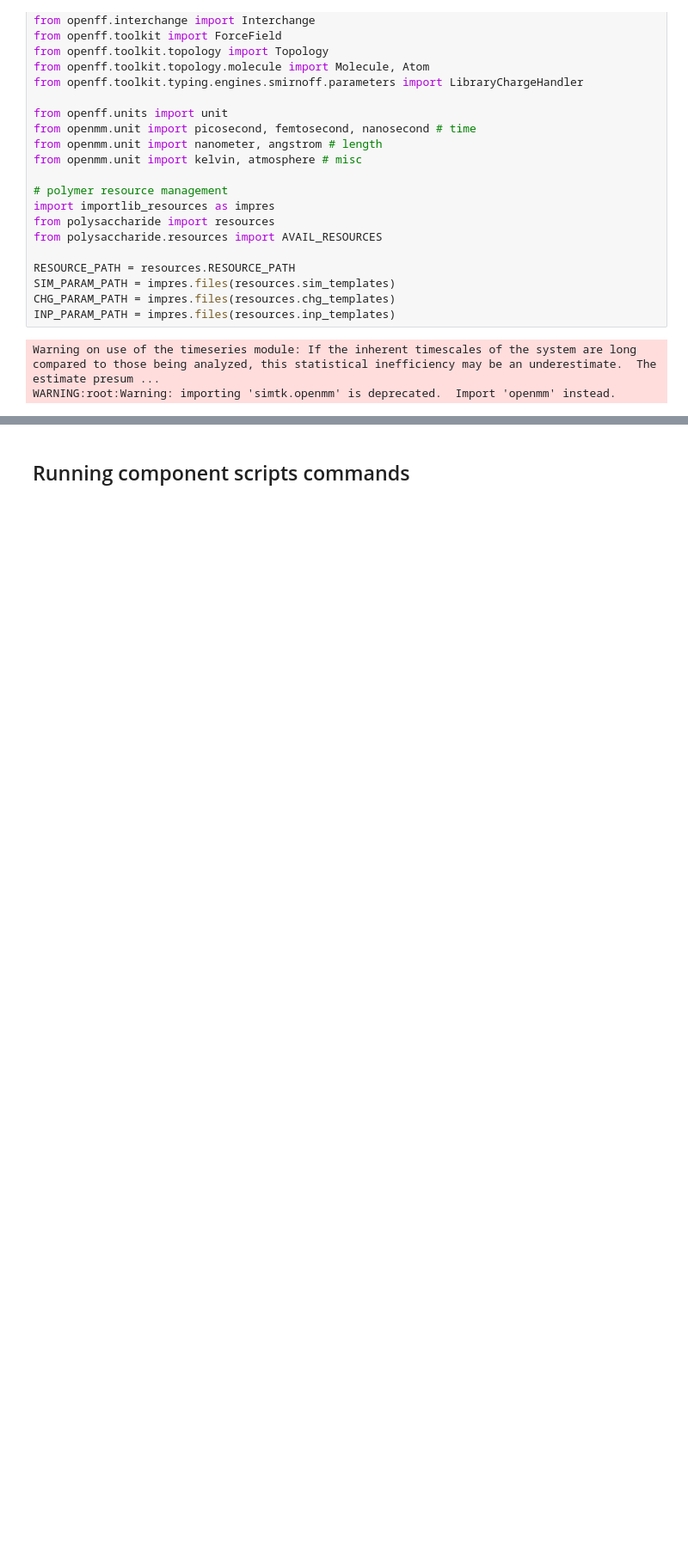
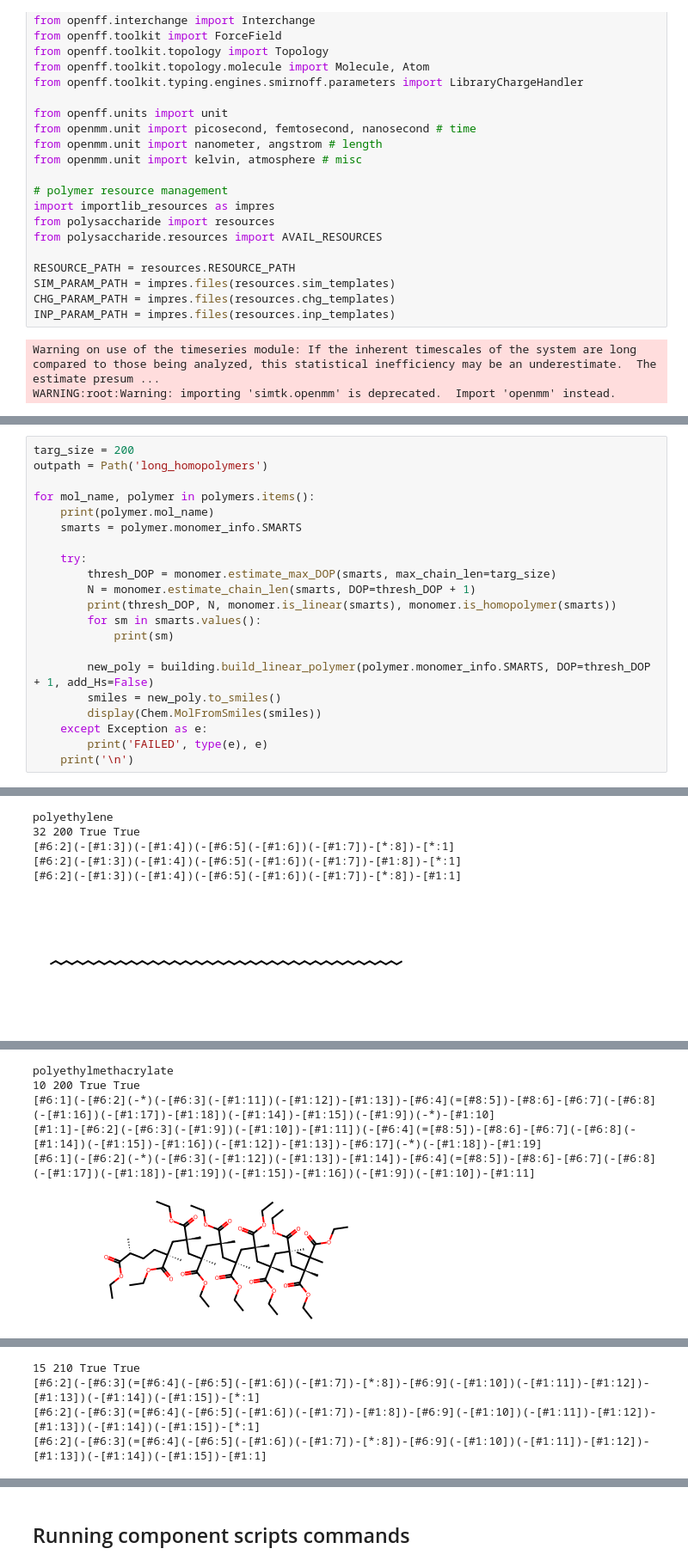
Before and after one commit to timbernat/polymer_workspace, a Jupyter notebook: polymer_dev.ipynb, the cells around one changed output, grey strips where cells are left out. Shown at 86% size. Drawn from its saved outputs; the diff is of its cells as text; blank space fills up the shorter version.

Commit message:
Added polymer building for paper examples

```diff
--- a/polymer_dev.ipynb
+++ b/polymer_dev.ipynb
@@ -124,0 +119,22 @@ solv_str = ' '.join(desired_solvents)
+# %%
+targ_size = 200
+outpath = Path('long_homopolymers')
+
+for mol_name, polymer in polymers.items():
+    print(polymer.mol_name)
+    smarts = polymer.monomer_info.SMARTS
+
+    try:
+        thresh_DOP = monomer.estimate_max_DOP(smarts, max_chain_len=targ_size)
+        N = monomer.estimate_chain_len(smarts, DOP=thresh_DOP + 1)
+        print(thresh_DOP, N, monomer.is_linear(smarts), monomer.is_homopolymer(smarts))
+        for sm in smarts.values():
+            print(sm)
+
+        new_poly = building.build_linear_polymer(polymer.monomer_info.SMARTS, DOP=thresh_DOP + 1, add_Hs=False)
+        smiles = new_poly.to_smiles()
+        display(Chem.MolFromSmiles(smiles))
+    except Exception as e:
+        print('FAILED', type(e), e)
+    print('\n')
+# %% [output]
@@ -124,0 +142,6 @@ solv_str = ' '.join(desired_solvents)
+polyethylene
+32 200 True True
+[#6:2](-[#1:3])(-[#1:4])(-[#6:5](-[#1:6])(-[#1:7])-[*:8])-[*:1]
+[#6:2](-[#1:3])(-[#1:4])(-[#6:5](-[#1:6])(-[#1:7])-[#1:8])-[*:1]
+[#6:2](-[#1:3])(-[#1:4])(-[#6:5](-[#1:6])(-[#1:7])-[*:8])-[#1:1]
+[figure, added]
@@ -124,0 +149,6 @@ solv_str = ' '.join(desired_solvents)
+polyethylmethacrylate
+10 200 True True
+[#6:1](-[#6:2](-*)(-[#6:3](-[#1:11])(-[#1:12])-[#1:13])-[#6:4](=[#8:5])-[#8:6]-[#6:7](-[#6:8](-[#1:16])(-[#1:17])-[#1:18])(-[#1:14])-[#1:15])(-[#1:9])(-*)-[#1:10]
+[#1:1]-[#6:2](-[#6:3](-[#1:9])(-[#1:10])-[#1:11])(-[#6:4](=[#8:5])-[#8:6]-[#6:7](-[#6:8](-[#1:14])(-[#1:15])-[#1:16])(-[#1:12])-[#1:13])-[#6:17](-*)(-[#1:18])-[#1:19]
+[#6:1](-[#6:2](-*)(-[#6:3](-[#1:12])(-[#1:13])-[#1:14])-[#6:4](=[#8:5])-[#8:6]-[#6:7](-[#6:8](-[#1:17])(-[#1:18])-[#1:19])(-[#1:15])-[#1:16])(-[#1:9])(-[#1:10])-[#1:11]
+[figure, added]
@@ -124,0 +165,4 @@ solv_str = ' '.join(desired_solvents)
+15 210 True True
+[#6:2](-[#6:3](=[#6:4](-[#6:5](-[#1:6])(-[#1:7])-[*:8])-[#6:9](-[#1:10])(-[#1:11])-[#1:12])-[#1:13])(-[#1:14])(-[#1:15])-[*:1]
+[#6:2](-[#6:3](=[#6:4](-[#6:5](-[#1:6])(-[#1:7])-[#1:8])-[#6:9](-[#1:10])(-[#1:11])-[#1:12])-[#1:13])(-[#1:14])(-[#1:15])-[*:1]
+[#6:2](-[#6:3](=[#6:4](-[#6:5](-[#1:6])(-[#1:7])-[*:8])-[#6:9](-[#1:10])(-[#1:11])-[#1:12])-[#1:13])(-[#1:14])(-[#1:15])-[#1:1]
```
Also changed, not shown: parts of 30 cells of this notebook, 1 other file.
